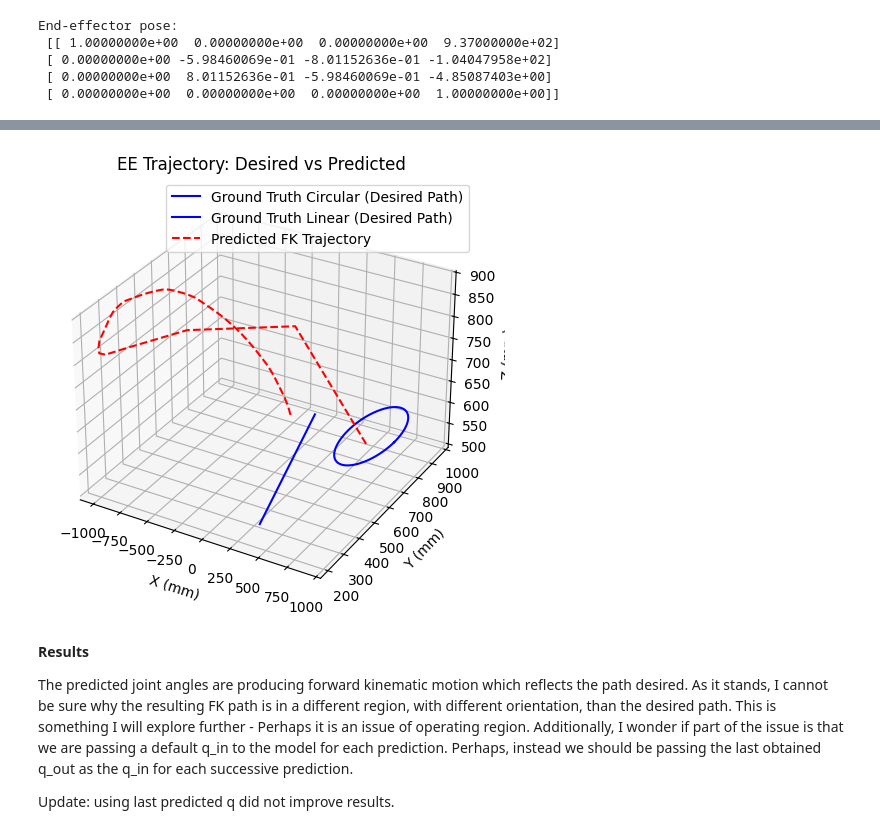
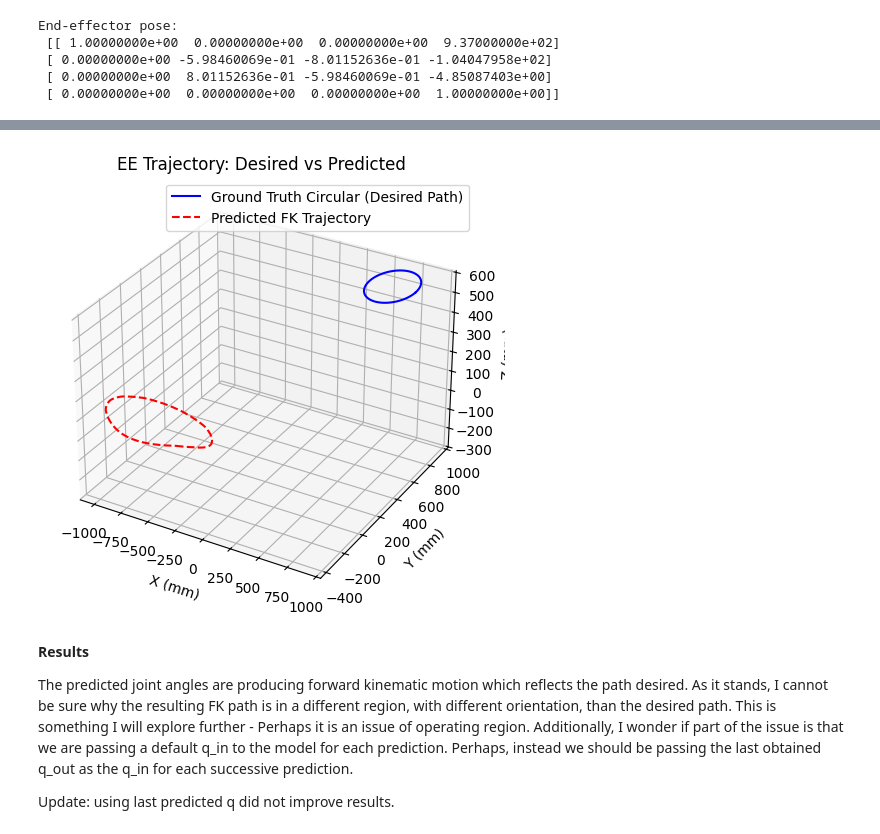
Before and after one commit to schaeffer-thom/ML-projects, a Jupyter notebook: IK_6dof.ipynb, the cells around one changed output, grey strips where cells are left out. Cells and saved outputs as stored; diff of their text form; code cells hidden in the pictures.

```diff
--- a/IK_6dof.ipynb
+++ b/IK_6dof.ipynb
@@ -216,8 +207,9 @@ joint_trajectory = [] # Reset joint_trajectory
 q_in =  np.deg2rad([0.0, -5.0, -2.5, 0.0, 0.0, 0.0])  # Start with neutral pose or a known initial guess
 
 # Assuming 'path' is defined elsewhere and contains the desired end-effector positions
+#path = linear_path
 # If using circular_path, uncomment the line below and comment out the line above
-path = linear_path
+path = circular_path
 
 for pos in path:
 
@@ -270,38 +240,40 @@ def get_end_effector_positions(joint_trajectory):
         positions.append(pos)
     return np.array(positions)
 
+# Fixed q_in
+predicted_positions = get_end_effector_positions(pred_joint_angles)
 
-#predicted_positions = get_end_effector_positions(pred_joint_angles)
-predicted_positions = get_end_effector_positions(joint_trajectory)
+# Iterate q_in
+#predicted_positions = get_end_effector_positions(joint_trajectory)
 # %%
 import matplotlib.pyplot as plt
 
 # -----PLOTTING-----
 
 fig = plt.figure()
 ax = fig.add_subplot(111, projection='3d')
 
 # Ground truth circular path
 ax.plot(circular_path[:, 0], circular_path[:, 1], circular_path[:, 2],
         'b-', label='Ground Truth Circular (Desired Path)')
 
 # Ground truth linear path
-ax.plot(linear_path[:, 0], linear_path[:, 1], linear_path[:, 2],
-        'b-', label='Ground Truth Linear (Desired Path)')
+#ax.plot(linear_path[:, 0], linear_path[:, 1], linear_path[:, 2],
+#        'b-', label='Ground Truth Linear (Desired Path)')
 
 # Predicted FK path
 ax.plot(predicted_positions[:, 0], predicted_positions[:, 1], predicted_positions[:, 2],
         'r--', label='Predicted FK Trajectory')
 
 ax.set_xlabel('X (mm)')
 ax.set_ylabel('Y (mm)')
 ax.set_zlabel('Z (mm)')
 ax.set_title('EE Trajectory: Desired vs Predicted')
 ax.legend()
 plt.tight_layout()
 plt.show()
 # %% [output]
-[figure, old version]
+[figure, new version]
 # %% [markdown]
 **Results**
 
```
Also changed, not shown: parts of 3 cells of this notebook.
